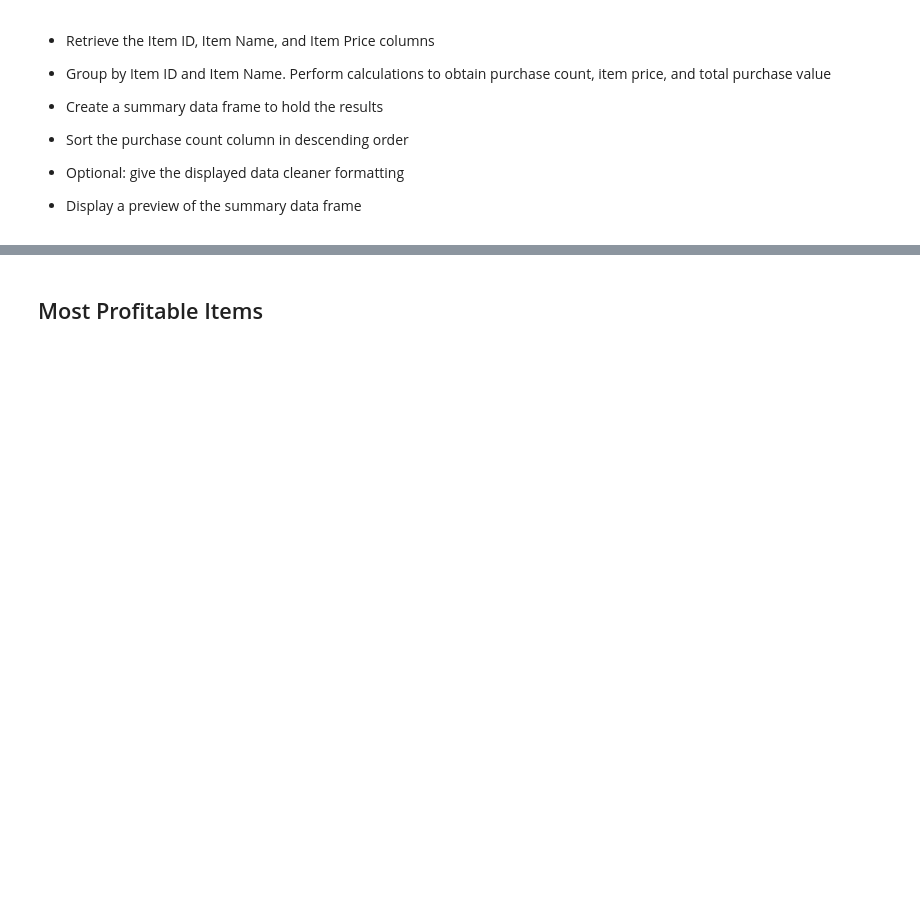
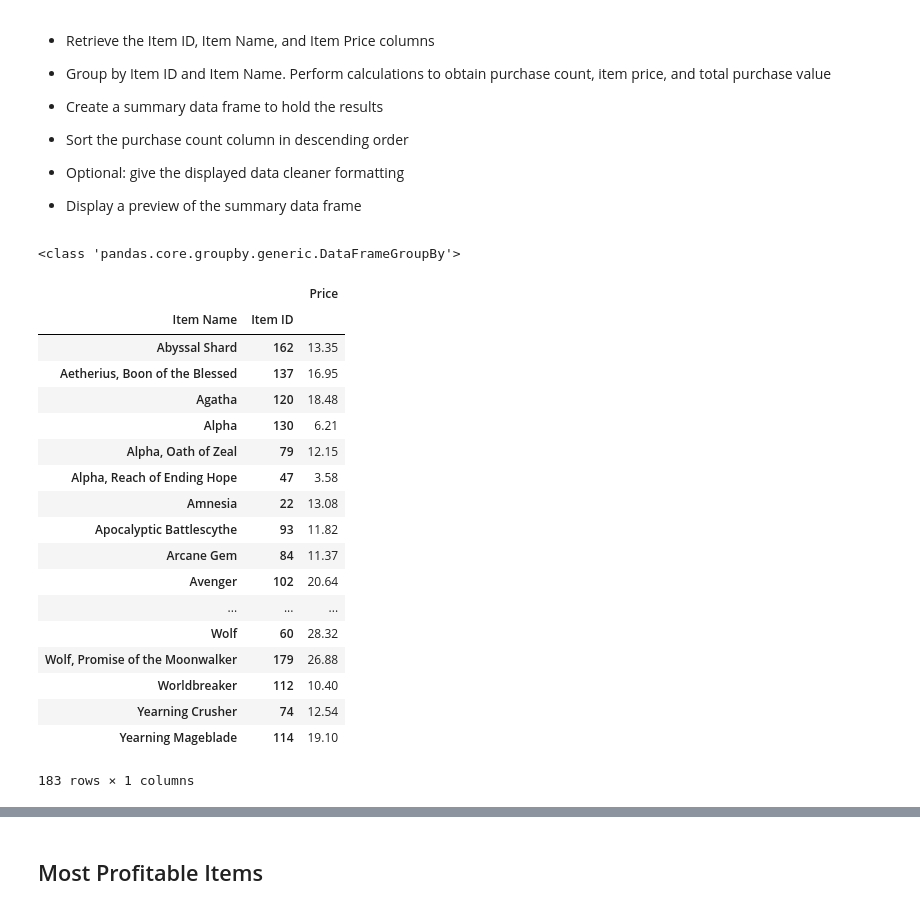
Before and after one commit to shreymukh/Shreya, a Jupyter notebook: Pandas_Challenge/HeroesofPymoli/HeroesOfPymoli_starter.ipynb, the cells around one changed output, grey strips where cells are left out. Saved outputs shown, nothing was run; the diff lists cells and outputs as text; code cells hidden in the pictures; blank space fills up the shorter version.

```diff
--- a/Pandas_Challenge/HeroesofPymoli/HeroesOfPymoli_starter.ipynb
+++ b/Pandas_Challenge/HeroesofPymoli/HeroesOfPymoli_starter.ipynb
@@ -394,3 +561,30 @@ KeyError: 'Column not found: Players'
 
 
 * Display a preview of the summary data frame
+# %%
+# Grouping the data by Item Name, Item ID
+
+New_df = purchase_data.groupby(["Item Name","Item ID"])
+print(type(New_df))
+New_df[["Price"]].sum()
+# %% [output]
+<class 'pandas.core.groupby.generic.DataFrameGroupBy'>
+|  |  | Price |
+| Item Name | Item ID |  |
+| Abyssal Shard | 162 | 13.35 |
+| Aetherius, Boon of the Blessed | 137 | 16.95 |
+| Agatha | 120 | 18.48 |
+| Alpha | 130 | 6.21 |
+| Alpha, Oath of Zeal | 79 | 12.15 |
+| Alpha, Reach of Ending Hope | 47 | 3.58 |
+| Amnesia | 22 | 13.08 |
+| Apocalyptic Battlescythe | 93 | 11.82 |
+| Arcane Gem | 84 | 11.37 |
+| Avenger | 102 | 20.64 |
+| ... | ... | ... |
+| Wolf | 60 | 28.32 |
+| Wolf, Promise of the Moonwalker | 179 | 26.88 |
+| Worldbreaker | 112 | 10.40 |
+| Yearning Crusher | 74 | 12.54 |
+| Yearning Mageblade | 114 | 19.10 |
+183 rows × 1 columns
```
Also changed, not shown: parts of 25 cells of this notebook, 1 other file.
